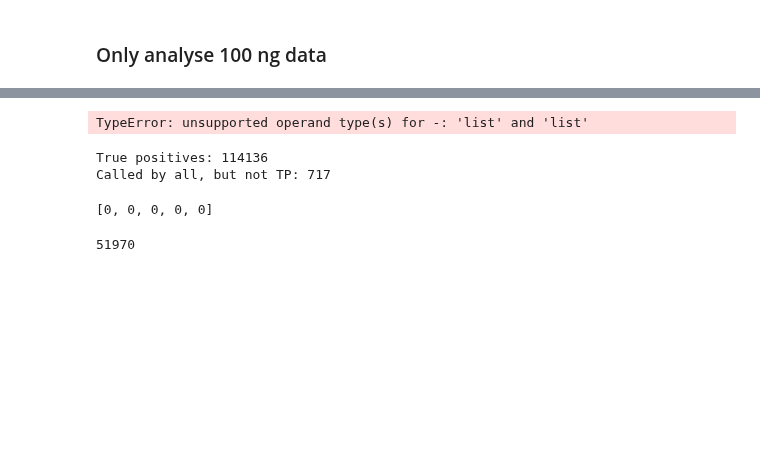
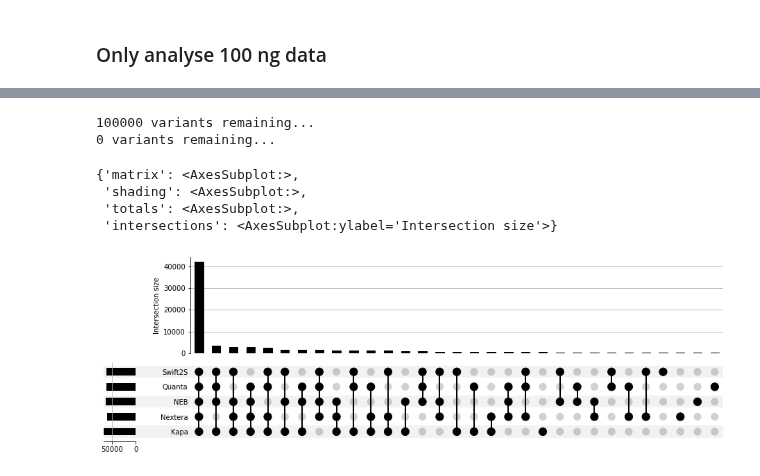
Before and after one commit to fa2k/comparison, a Jupyter notebook: overlap_variant_calls.ipynb, the cells around one changed output, grey strips where cells are left out. Drawn from its saved outputs; the diff is of its cells as text; code cells hidden in the pictures; blank space fills up the shorter version.

Commit message:
Worked on overlapping calls

```diff
--- a/overlap_variant_calls.ipynb
+++ b/overlap_variant_calls.ipynb
@@ -39,5 +74,0 @@ kits = list(set(af.Kit))[::-1]
-# %%
-kits_readers = [(row.Kit, vcf.Reader(filename=row.Path)) for _, row in af.iterrows()]
-kits, readers = zip(*kits-readers)
-# %% [output]
-TypeError: unsupported operand type(s) for -: 'list' and 'list'
@@ -49,44 +75,47 @@ intra_kit_consensus = {kitname: [0, 0, 0, 0, 0] for kitname in kits}
 # %%
 abort = 200000
-num_all_call_not_tp = 0
-num_tp = 0
+#abort = 200000000
+
 for variants in vcf.utils.walk_together(*readers):
     if abort == 0:
         break
     else:
         abort -= 1
-        if abort % 10000 == 0:
+        if abort % 100000 == 0:
             print(abort, "variants remaining...")
-    if not all(variants): # True variants should have entries in all samples
-        continue
-    if not variants[0].samples[0].data.BD:
-        num_all_call_not_tp += 1
-    else:
-        num_tp += 1
+
+    is_true = (variants[0] and variants[0].samples[0].data.BD == 'TP') == True
+
+    typ = next(iter(
+        vcall.samples[isam].data.BVT
+        for vcall in variants
+        for isam in [0,1]
+        if vcall and vcall.samples[isam].data.BVT != 'NOCALL'
+    ))
+
     var_group_counts = [0] * len(kits)
-    for vcall, irow in zip(variants, af.iterrows()):
-        is_tp = vcall.samples[1].data.BD == 'TP' and vcall.samples[1].data.QQ >= 5
-        if is_tp:
-            var_group_counts[kits.index(irow[1].Kit)] += 1
-    if any(gc > 0 for gc in var_group_counts):
+    for vcall, kit in zip(variants, kits_in_order):
+        if vcall:
+            if vcall.samples[1].data.BD == 'TP' and vcall.samples[1].data.QQ >= -5:
+                var_group_counts[kits.index(kit)] += 1
+
+    if is_true:
         for i, kit in enumerate(kits):
             intra_kit_consensus[kit][var_group_counts[i]] += 1
-        combinations_index = tuple(x > 2 for x in var_group_counts)
-        group_combinations[combinations_index] += 1
-        #if combinations_index == [True]*6:
-        #    print("ALL FOUND IT")
-        #    break
-print("True positives:", num_tp)
-print("Called by all, but not TP:", num_all_call_not_tp)
+
+    combinations_index = tuple(x > 2 for x in var_group_counts)
+
+    group_combinations[(is_true, typ)][combinations_index] += 1
 # %% [output]
-True positives: 114136
-Called by all, but not TP: 717
+100000 variants remaining...
+0 variants remaining...
-# %%
-var_group_counts
-# %% [output]
-[0, 0, 0, 0, 0]
-# %%
-group_combinations[tuple(combinations_index)]
-# %% [output]
-51970
+# %%
+#upsetplot.plot(group_combinations.drop(tuple([0]*len(kits))).drop(tuple([1]*len(kits))), sort_by='cardinality')
+upsetplot.plot(group_combinations[(True,'SNP')].drop(tuple([0]*len(kits))), sort_by='cardinality', sort_categories_by=None)
+# %% [output]
+{'matrix': <AxesSubplot:>,
+ 'shading': <AxesSubplot:>,
+ 'totals': <AxesSubplot:>,
+ 'intersections': <AxesSubplot:ylabel='Intersection size'>}
+[figure, added]
 # %%
```
Also changed, not shown: parts of 29 cells of this notebook.
